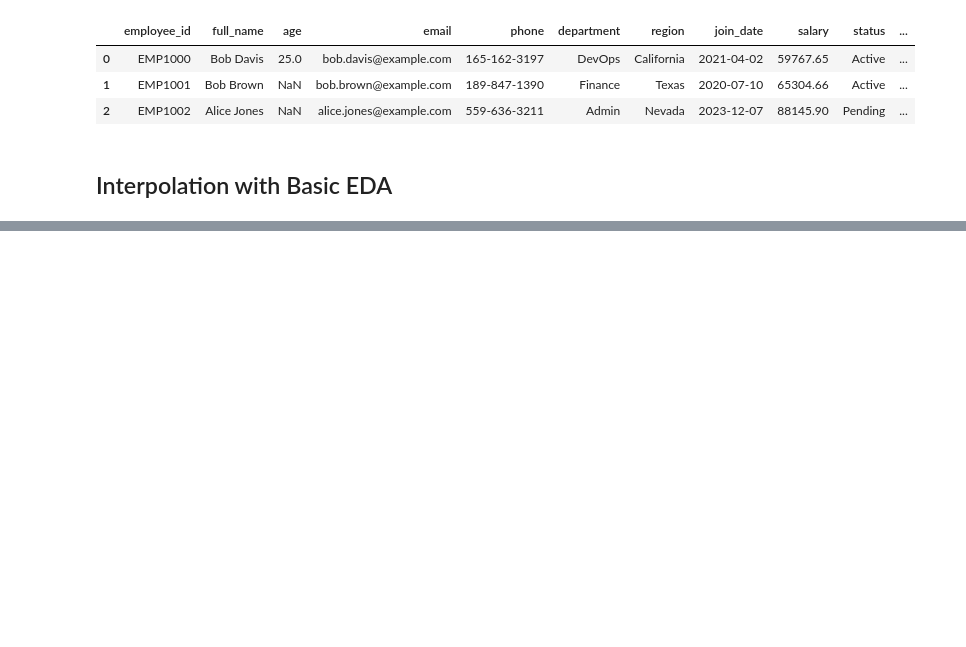
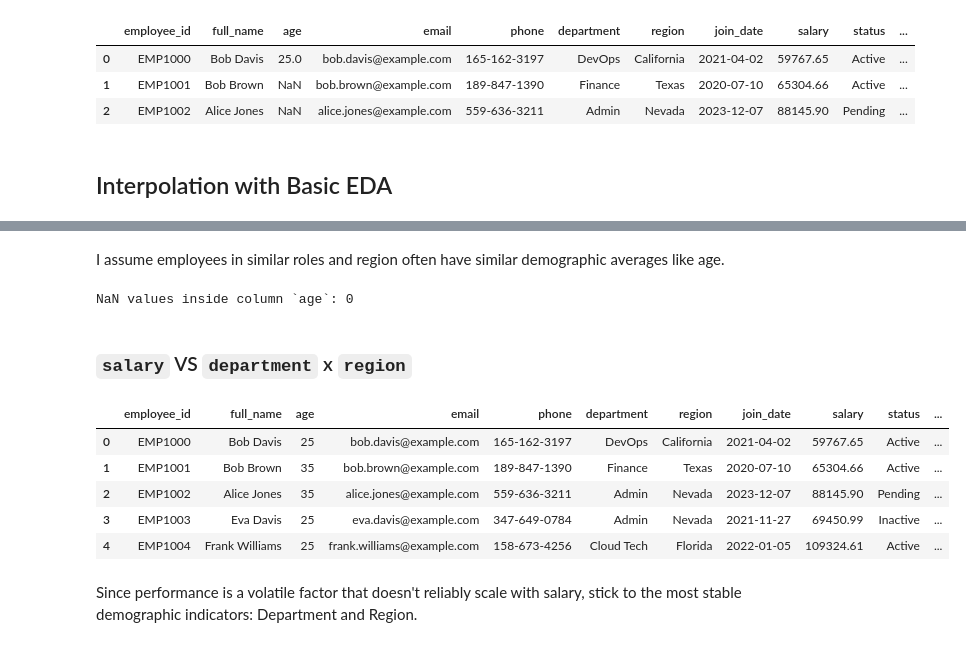
Before and after one commit to Gerum-Berhanu/data-cleaning, a Jupyter notebook: notebooks/messy_employee_dataset/messy_employee_notebook.ipynb, the cells around one changed output, grey strips where cells are left out. Drawn from its saved outputs; the diff is of its cells as text; code cells hidden in the pictures; blank space fills up the shorter version.

```diff
--- a/notebooks/messy_employee_dataset/messy_employee_notebook.ipynb
+++ b/notebooks/messy_employee_dataset/messy_employee_notebook.ipynb
@@ -448,0 +318,25 @@ pprint(maxs_region_age, width=100, indent=2)
+# %% [markdown]
+I assume employees in similar roles and region often have similar demographic averages like age.
+# %%
+df["temp_department_region"] = df["department"] + "-" + df["region"]
+
+df["age"] = df.groupby(["temp_department_region"])["age"].transform(lambda x: x.fillna(x.median()))
+# %%
+df["age"] = df["age"].round().astype("Int64")
+# %%
+print("NaN values inside column `age`:", df["age"].isna().sum())
+# %% [output]
+NaN values inside column `age`: 0
+# %% [markdown]
+### `salary` VS `department` x `region`
+# %%
+df.head(5)
+# %% [output]
+|  | employee_id | full_name | age | email | phone | department | region | join_date | salary | status | ... |
+| 0 | EMP1000 | Bob Davis | 25 | bob.davis@example.com | 165-162-3197 | DevOps | California | 2021-04-02 | 59767.65 | Active | ... |
+| 1 | EMP1001 | Bob Brown | 35 | bob.brown@example.com | 189-847-1390 | Finance | Texas | 2020-07-10 | 65304.66 | Active | ... |
+| 2 | EMP1002 | Alice Jones | 35 | alice.jones@example.com | 559-636-3211 | Admin | Nevada | 2023-12-07 | 88145.90 | Pending | ... |
+| 3 | EMP1003 | Eva Davis | 25 | eva.davis@example.com | 347-649-0784 | Admin | Nevada | 2021-11-27 | 69450.99 | Inactive | ... |
+| 4 | EMP1004 | Frank Williams | 25 | frank.williams@example.com | 158-673-4256 | Cloud Tech | Florida | 2022-01-05 | 109324.61 | Active | ... |
+# %% [markdown]
+Since performance is a volatile factor that doesn't reliably scale with salary, stick to the most stable demographic indicators: Department and Region.
```
Also changed, not shown: parts of 27 cells of this notebook.
